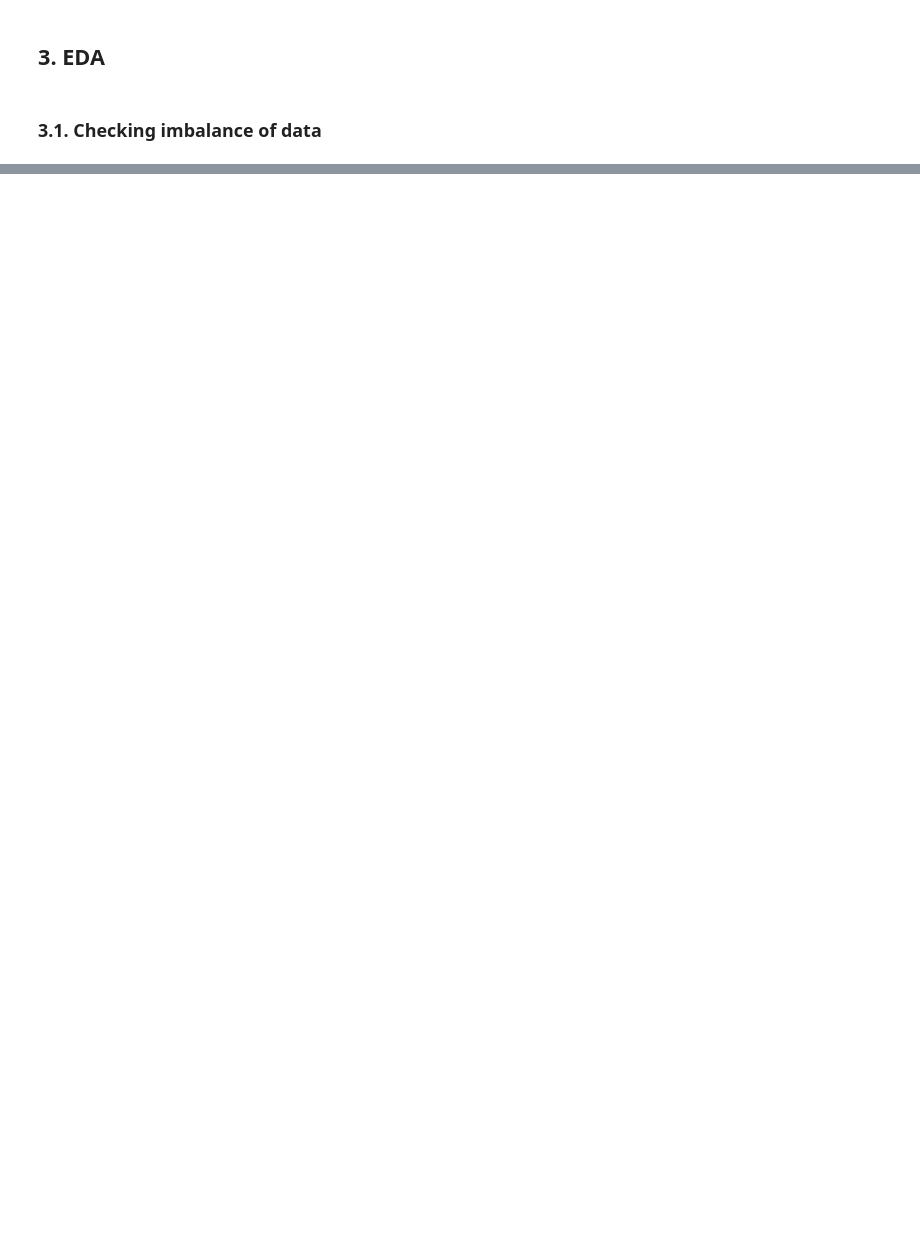
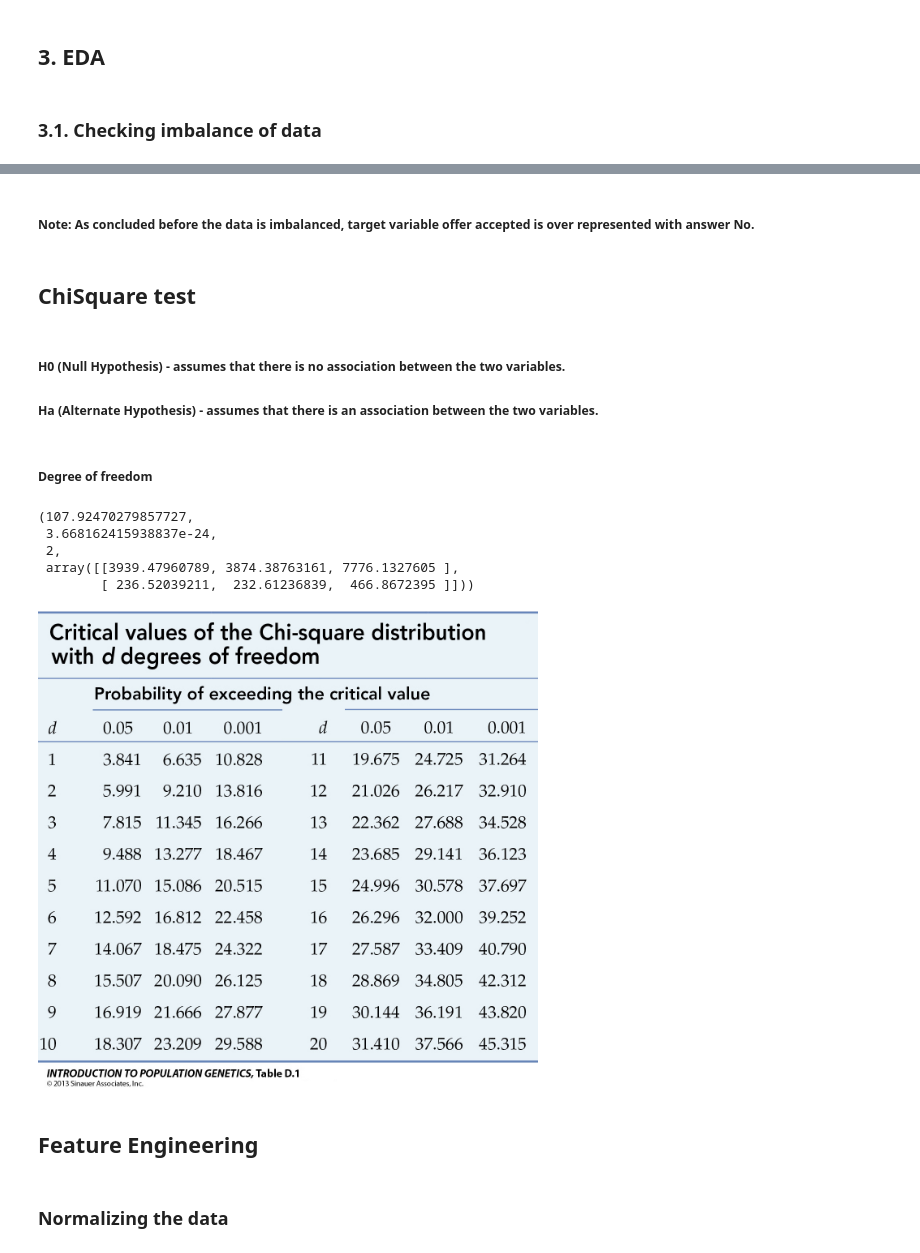
Before and after one commit to ritasilv/P2-Credit-Card-Revival, a Jupyter notebook: P2-Credit-Card_Revival.ipynb, the cells around one changed output, grey strips where cells are left out. Cells and saved outputs as stored; diff of their text form; code cells hidden in the pictures; blank space fills up the shorter version.

```diff
--- a/P2-Credit-Card_Revival.ipynb
+++ b/P2-Credit-Card_Revival.ipynb
@@ -223,0 +276,9 @@ plt.show()
+# %% [markdown]
+##### Note: As concluded before the data is imbalanced, target variable offer accepted is over represented with answer No.
+# %% [markdown]
+## ChiSquare test
+# %% [markdown]
+##### H0 (Null Hypothesis) - assumes that there is no association between the two variables.
+##### Ha (Alternate Hypothesis) - assumes that there is an association between the two variables.
+# %% [markdown]
+##### Degree of freedom
@@ -223,0 +292,17 @@ plt.show()
+# %%
+chi2_contingency(data_crosstab, correction=False)
+# %% [output]
+(107.92470279857727,
+ 3.668162415938837e-24,
+ 2,
+ array([[3939.47960789, 3874.38763161, 7776.1327605 ],
+        [ 236.52039211,  232.61236839,  466.8672395 ]]))
+# %%
+from IPython import display
+display.Image("https://www.mun.ca/biology/scarr/IntroPopGen-Table-D-01-smc.jpg", width=500, height=500)
+# %% [output]
+[figure, added]
+# %% [markdown]
+## Feature Engineering
+# %% [markdown]
+### Normalizing the data
```
Also changed, not shown: parts of 74 cells of this notebook, 2 other files.
